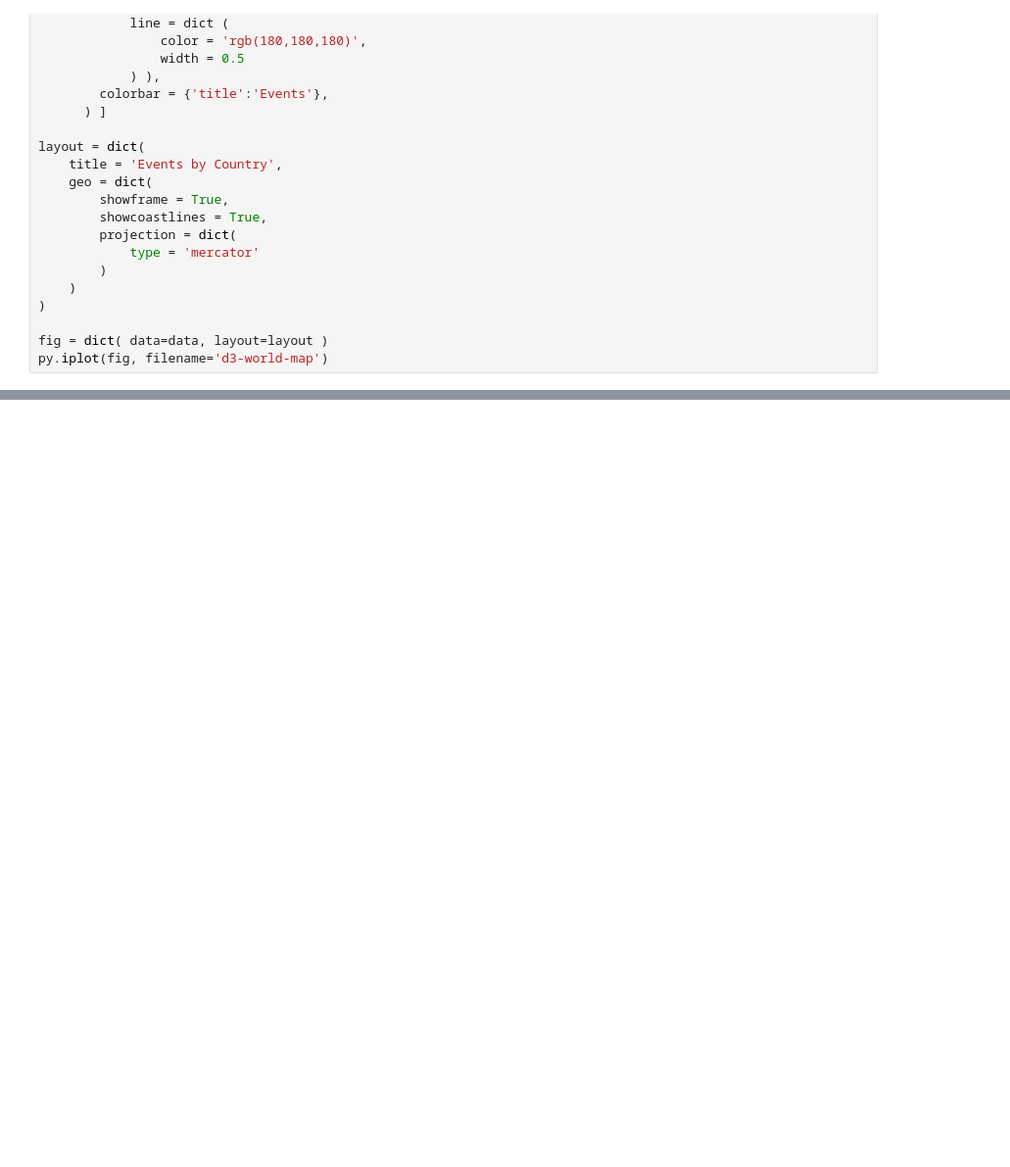
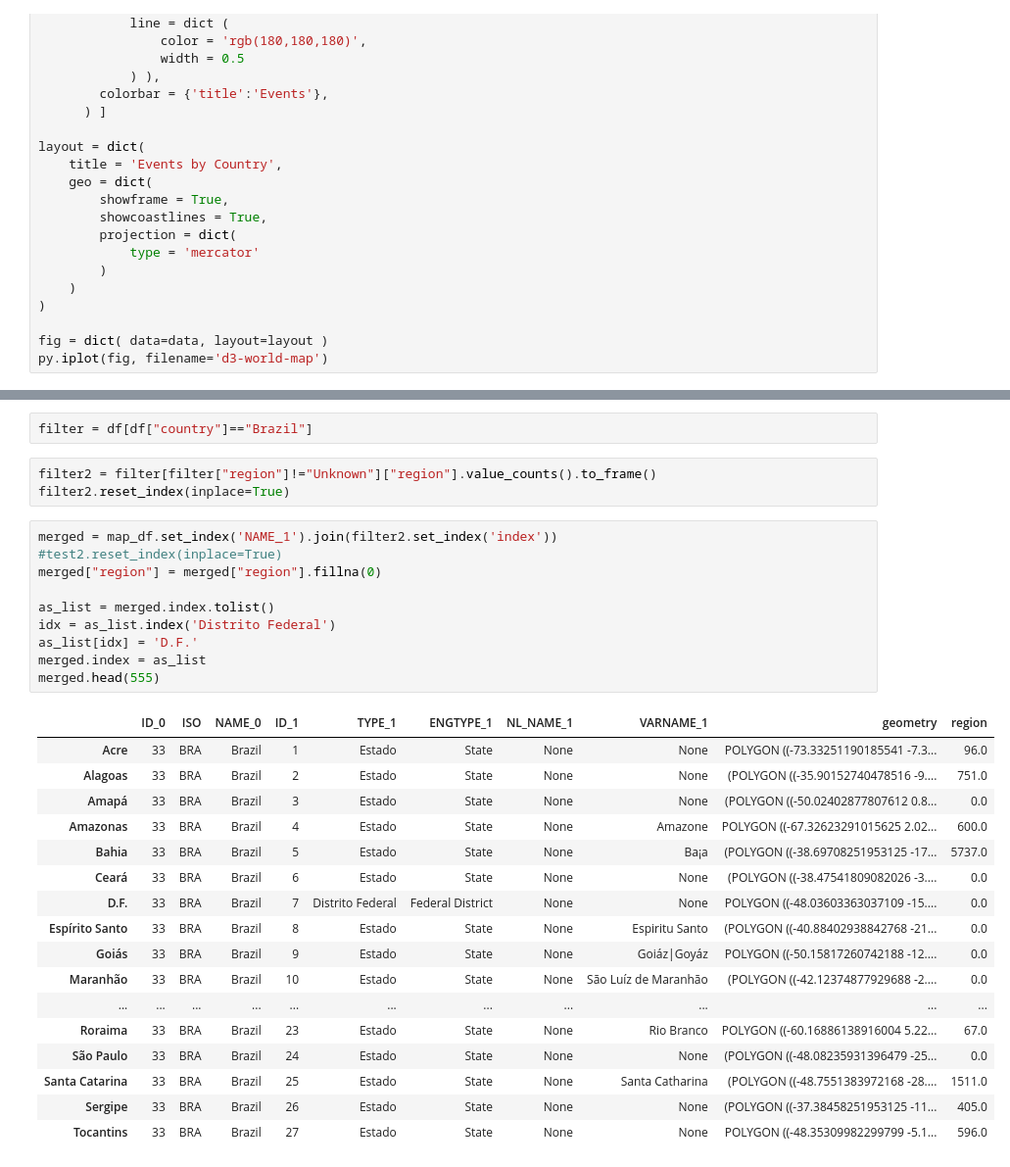
Before and after one commit to ndvazquez/7506-OrganizacionDeDatos, a Jupyter notebook: mapa_mundo.ipynb, the cells around one changed output, grey strips where cells are left out. Shown at 98% size. Drawn from its saved outputs; the diff is of its cells as text; blank space fills up the shorter version.

```diff
--- a/mapa_mundo.ipynb
+++ b/mapa_mundo.ipynb
@@ -67,0 +109,33 @@ py.iplot(fig, filename='d3-world-map')
+# %%
+filter = df[df["country"]=="Brazil"]
+# %%
+filter2 = filter[filter["region"]!="Unknown"]["region"].value_counts().to_frame()
+filter2.reset_index(inplace=True)
+# %%
+merged = map_df.set_index('NAME_1').join(filter2.set_index('index'))
+#test2.reset_index(inplace=True)
+merged["region"] = merged["region"].fillna(0)
+
+as_list = merged.index.tolist()
+idx = as_list.index('Distrito Federal')
+as_list[idx] = 'D.F.'
+merged.index = as_list
+merged.head(555)
+# %% [output]
+|  | ID_0 | ISO | NAME_0 | ID_1 | TYPE_1 | ENGTYPE_1 | NL_NAME_1 | VARNAME_1 | geometry | region |
+| Acre | 33 | BRA | Brazil | 1 | Estado | State | None | None | POLYGON ((-73.33251190185541 -7.3... | 96.0 |
+| Alagoas | 33 | BRA | Brazil | 2 | Estado | State | None | None | (POLYGON ((-35.90152740478516 -9.... | 751.0 |
+| Amapá | 33 | BRA | Brazil | 3 | Estado | State | None | None | (POLYGON ((-50.02402877807612 0.8... | 0.0 |
+| Amazonas | 33 | BRA | Brazil | 4 | Estado | State | None | Amazone | POLYGON ((-67.32623291015625 2.02... | 600.0 |
+| Bahia | 33 | BRA | Brazil | 5 | Estado | State | None | Ba¡a | (POLYGON ((-38.69708251953125 -17... | 5737.0 |
+| Ceará | 33 | BRA | Brazil | 6 | Estado | State | None | None | (POLYGON ((-38.47541809082026 -3.... | 0.0 |
+| D.F. | 33 | BRA | Brazil | 7 | Distrito Federal | Federal District | None | None | POLYGON ((-48.03603363037109 -15.... | 0.0 |
+| Espírito Santo | 33 | BRA | Brazil | 8 | Estado | State | None | Espiritu Santo | (POLYGON ((-40.88402938842768 -21... | 0.0 |
+| Goiás | 33 | BRA | Brazil | 9 | Estado | State | None | Goiáz|Goyáz | POLYGON ((-50.15817260742188 -12.... | 0.0 |
+| Maranhão | 33 | BRA | Brazil | 10 | Estado | State | None | São Luíz de Maranhão | (POLYGON ((-42.12374877929688 -2.... | 0.0 |
+| ... | ... | ... | ... | ... | ... | ... | ... | ... | ... | ... |
+| Roraima | 33 | BRA | Brazil | 23 | Estado | State | None | Rio Branco | POLYGON ((-60.16886138916004 5.22... | 67.0 |
+| São Paulo | 33 | BRA | Brazil | 24 | Estado | State | None | None | (POLYGON ((-48.08235931396479 -25... | 0.0 |
+| Santa Catarina | 33 | BRA | Brazil | 25 | Estado | State | None | Santa Catharina | (POLYGON ((-48.7551383972168 -28.... | 1511.0 |
+| Sergipe | 33 | BRA | Brazil | 26 | Estado | State | None | None | (POLYGON ((-37.38458251953125 -11... | 405.0 |
+| Tocantins | 33 | BRA | Brazil | 27 | Estado | State | None | None | POLYGON ((-48.35309982299799 -5.1... | 596.0 |
```
Also changed, not shown: parts of 7 cells of this notebook.
